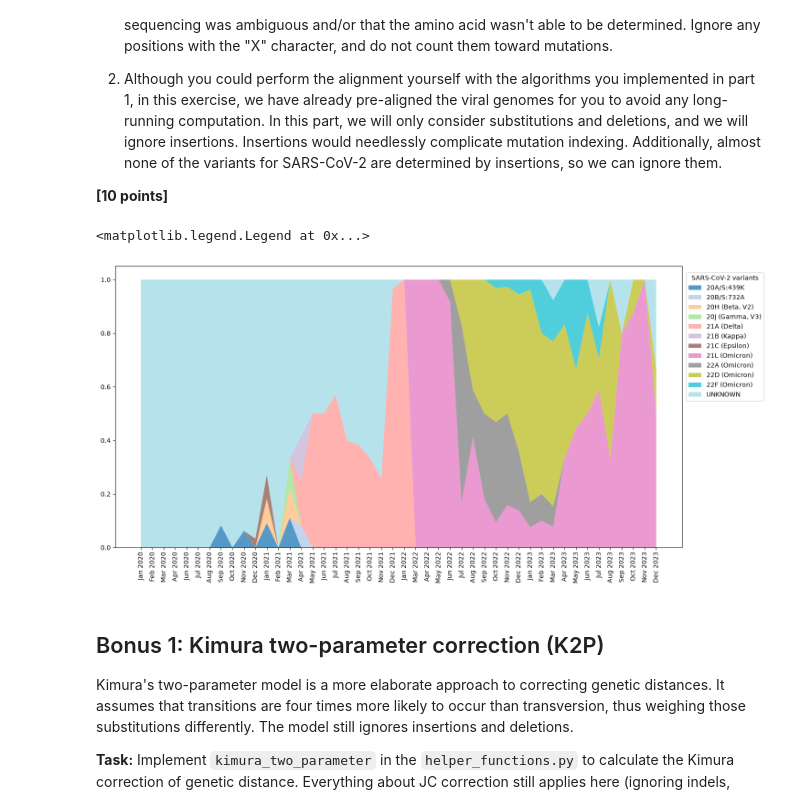
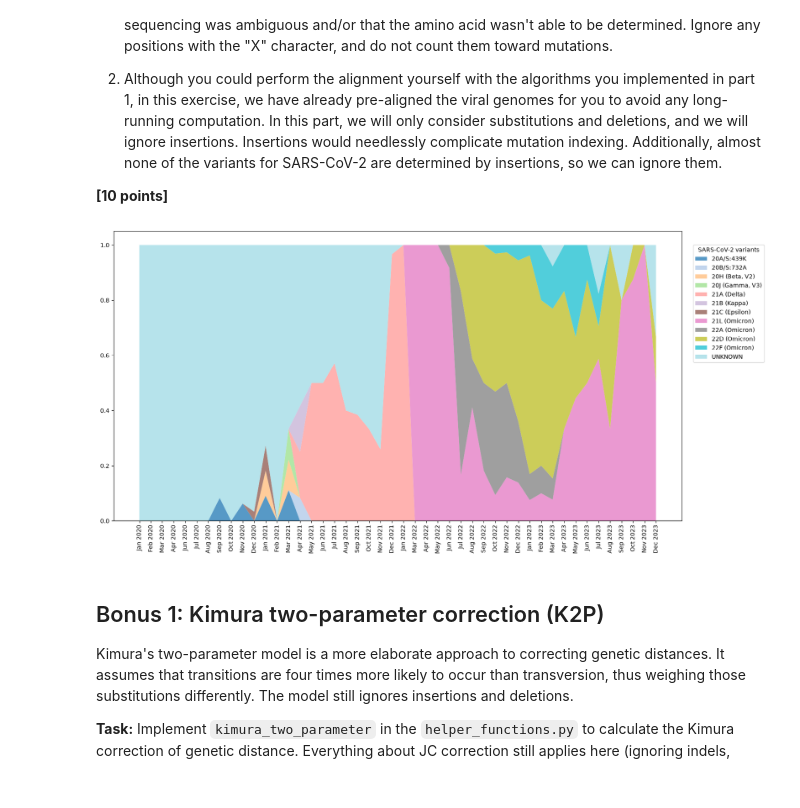
Before and after one commit to TaraMooreUNSW/assign_viral_evo, a Jupyter notebook: viral_evo_workbook.ipynb, the cells around one changed output. Saved outputs shown, nothing was run; the diff lists cells and outputs as text; code cells hidden in the pictures.

```diff
--- a/viral_evo_workbook.ipynb
+++ b/viral_evo_workbook.ipynb
@@ -752,35 +753,35 @@ df["date"] = pd.to_datetime(df['date'])
 # grouped = df.groupby(pd.Grouper(key="date", freq="ME"))
 grouper = pd.Grouper(key="date", freq="ME")
 variant_proportion = df.groupby(grouper)['variant'].value_counts(normalize=True).reset_index(name="var_proportion")
 pivot_df = variant_proportion.pivot(index="date", columns="variant", values="var_proportion").fillna(0)
 
 # Your plots should resemble https://covariants.org/per-country, which you can use to validate your work.
 # Note that your plot will probably have a lot of *UNKNOWN* viral assignments.
 # use plt.stackplot
 # x-axis: month, y-axis: proportion
 
 plt.figure(figsize=(16, 8))
 x_axis = pivot_df.index.strftime('%b %Y')
 y_axis = [pivot_df[col] for col in pivot_df.columns]
 
 
 cmap = plt.get_cmap('tab20')
 variant_colours = [cmap(i) for i in np.linspace(0,1, len(pivot_df.columns))]
 
 
 plt.stackplot(x_axis, y_axis, labels=pivot_df.columns, alpha=0.75, colors=variant_colours)
 plt.xticks(rotation=90)
 plt.legend(
     title="SARS-CoV-2 variants",
     loc="right",
     bbox_to_anchor=(1.15,0.75)
 )
 
 # Save your figure into `problem5.svg`.
+plt.tight_layout()
 plt.savefig('problem5.svg')
 # %% [output]
-<matplotlib.legend.Legend at 0x...>
-[figure, old version]
+[figure, new version]
 # %% [markdown]
 ## Bonus 1: Kimura two-parameter correction (K2P)
 
```
Also changed, not shown: parts of 1 cell of this notebook, 3 other files.
